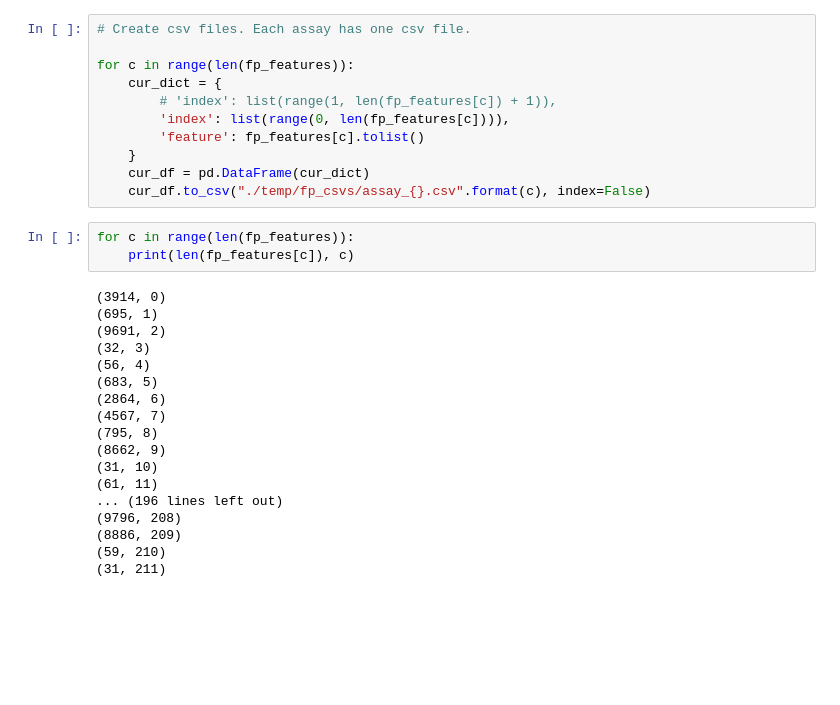
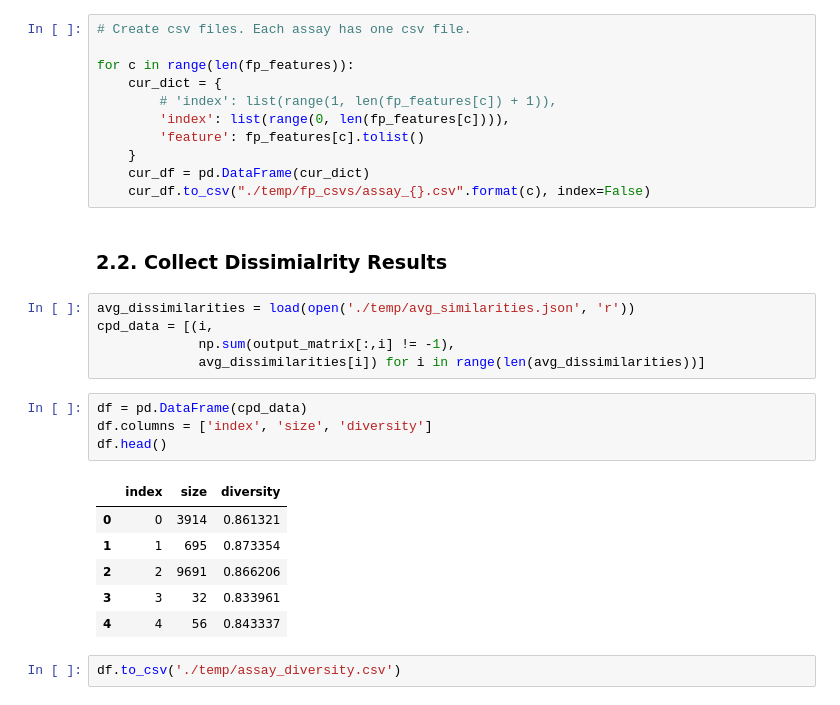
Before and after one commit to gitter-lab/pharmaco-image, a Jupyter notebook: assay_selection.ipynb, the cells around one changed output. Drawn from its saved outputs; the diff is of its cells as text; blank space fills up the shorter version.

```diff
--- a/assay_selection.ipynb
+++ b/assay_selection.ipynb
@@ -559,24 +560,23 @@ for c in range(len(fp_features)):
     }
     cur_df = pd.DataFrame(cur_dict)
     cur_df.to_csv("./temp/fp_csvs/assay_{}.csv".format(c), index=False)
-# %%
-for c in range(len(fp_features)):
-    print(len(fp_features[c]), c)
-# %% [output]
-(3914, 0)
-(695, 1)
-(9691, 2)
-(32, 3)
-(56, 4)
-(683, 5)
-(2864, 6)
-(4567, 7)
-(795, 8)
-(8662, 9)
-(31, 10)
-(61, 11)
-... (196 lines left out)
-(9796, 208)
-(8886, 209)
-(59, 210)
-(31, 211)
+# %% [markdown]
+### 2.2. Collect Dissimialrity Results
+# %%
+avg_dissimilarities = load(open('./temp/avg_similarities.json', 'r'))
+cpd_data = [(i,
+             np.sum(output_matrix[:,i] != -1),
+             avg_dissimilarities[i]) for i in range(len(avg_dissimilarities))]
+# %%
+df = pd.DataFrame(cpd_data)
+df.columns = ['index', 'size', 'diversity']
+df.head()
+# %% [output]
+|  | index | size | diversity |
+| 0 | 0 | 3914 | 0.861321 |
+| 1 | 1 | 695 | 0.873354 |
+| 2 | 2 | 9691 | 0.866206 |
+| 3 | 3 | 32 | 0.833961 |
+| 4 | 4 | 56 | 0.843337 |
+# %%
+df.to_csv('./temp/assay_diversity.csv')
```
Also changed, not shown: parts of 1 cell of this notebook, 1 other file.
